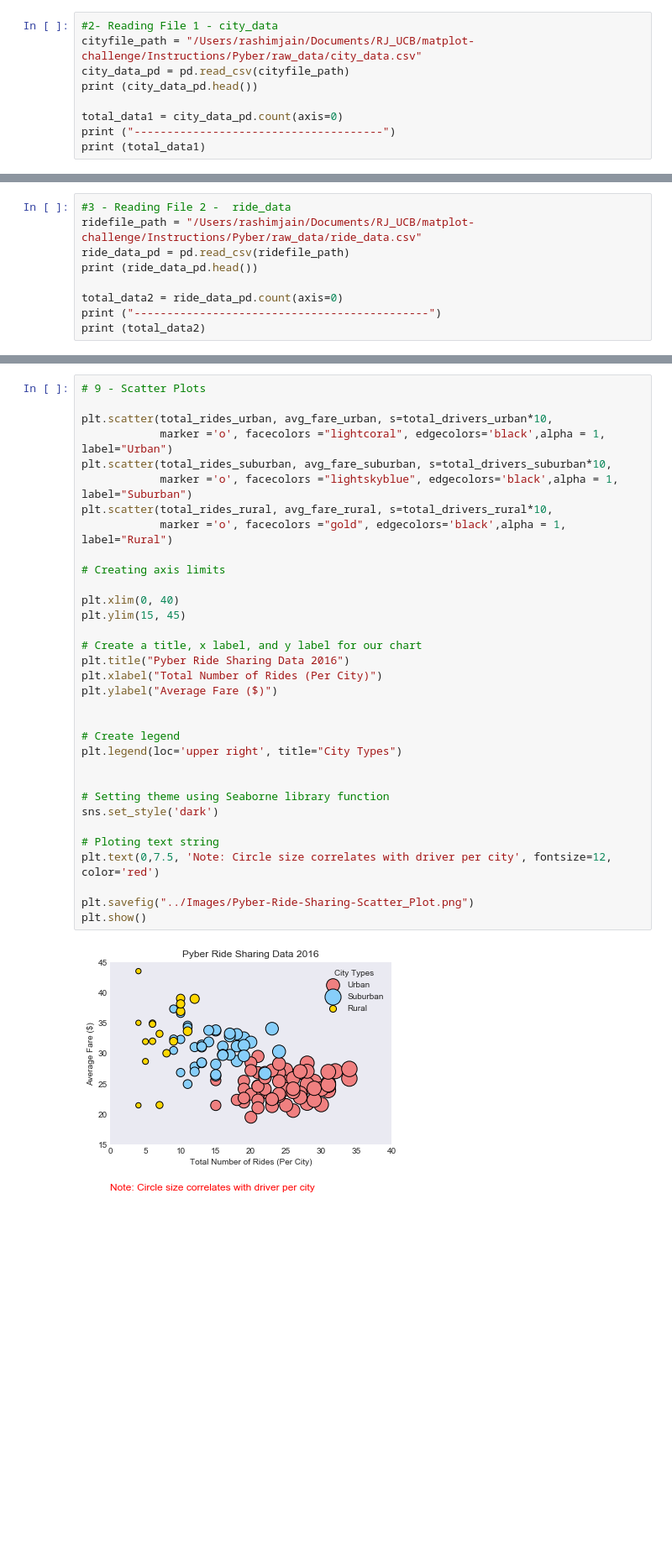
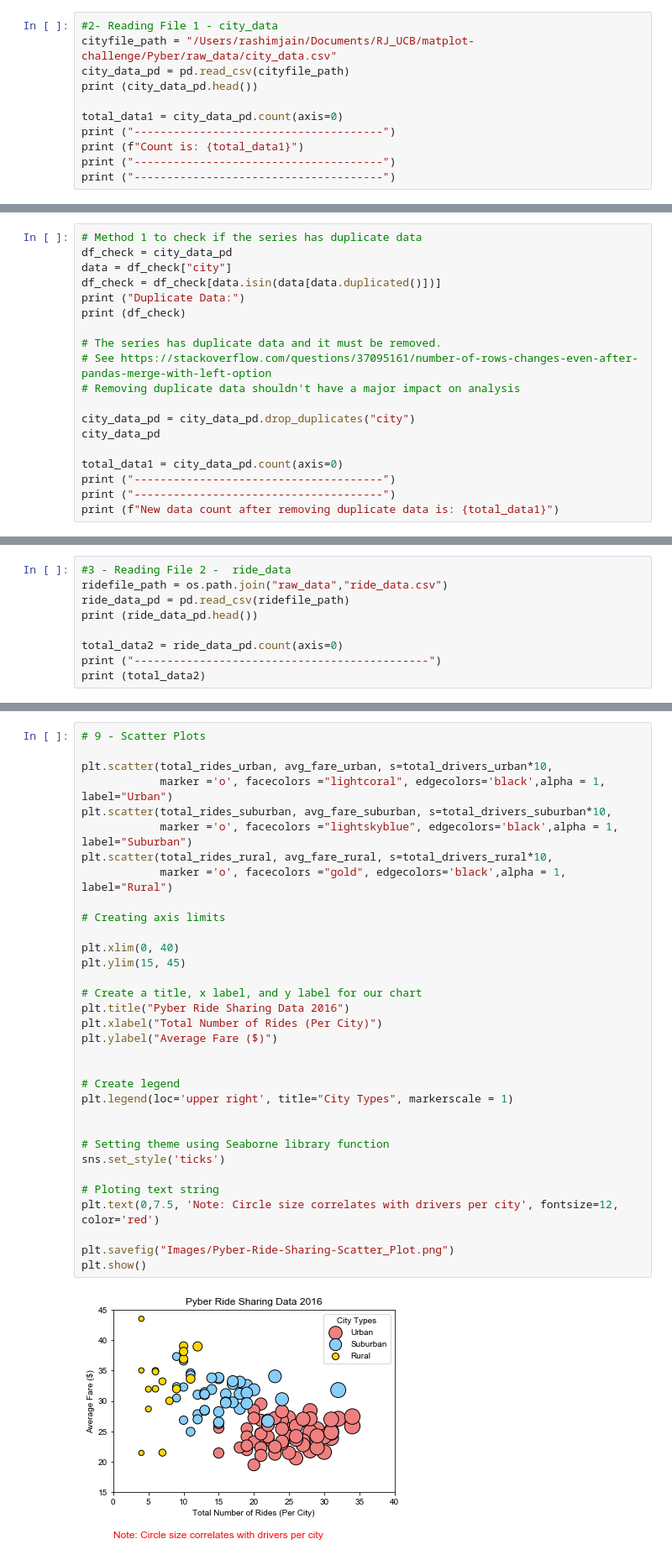
Before and after one commit to rashimjain/matplot-challenge, a Jupyter notebook: Pyber/Pyber_solved_rj.ipynb, the cells around one changed output, grey strips where cells are left out. Shown at 84% size. Cells and saved outputs as stored; diff of their text form; blank space fills up the shorter version.

```diff
--- a/Pyber/Pyber_solved_rj.ipynb
+++ b/Pyber/Pyber_solved_rj.ipynb
@@ -7,13 +7,15 @@ import os
 import seaborn as sns
 # %%
 #2- Reading File 1 - city_data
-cityfile_path = "/Users/rashimjain/Documents/RJ_UCB/matplot-challenge/Instructions/Pyber/raw_data/city_data.csv"
+cityfile_path = "/Users/rashimjain/Documents/RJ_UCB/matplot-challenge/Pyber/raw_data/city_data.csv"
 city_data_pd = pd.read_csv(cityfile_path)
 print (city_data_pd.head())
 
 total_data1 = city_data_pd.count(axis=0)
 print ("--------------------------------------")
-print (total_data1)
+print (f"Count is: {total_data1}")
+print ("--------------------------------------")
+print ("--------------------------------------")
 # %% [output]
              city  driver_count   type
 0      Kelseyland            63  Urban
@@ -28,0 +33,19 @@ dtype: int64
+# %%
+# Method 1 to check if the series has duplicate data
+df_check = city_data_pd
+data = df_check["city"]
+df_check = df_check[data.isin(data[data.duplicated()])]
+print ("Duplicate Data:")
+print (df_check)
+
+# The series has duplicate data and it must be removed.
+# See https://stackoverflow.com/questions/37095161/number-of-rows-changes-even-after-pandas-merge-with-left-option
+# Removing duplicate data shouldn't have a major impact on analysis
+
+city_data_pd = city_data_pd.drop_duplicates("city")
+city_data_pd
+
+total_data1 = city_data_pd.count(axis=0)
+print ("--------------------------------------")
+print ("--------------------------------------")
+print (f"New data count after removing duplicate data is: {total_data1}")
@@ -29,6 +63,6 @@ dtype: int64
 # %%
 #3 - Reading File 2 -  ride_data
-ridefile_path = "/Users/rashimjain/Documents/RJ_UCB/matplot-challenge/Instructions/Pyber/raw_data/ride_data.csv"
+ridefile_path = os.path.join("raw_data","ride_data.csv")
 ride_data_pd = pd.read_csv(ridefile_path)
 print (ride_data_pd.head())
 
@@ -182,38 +216,38 @@ Name: driver_count, dtype: int64
 # %%
 # 9 - Scatter Plots
 
 plt.scatter(total_rides_urban, avg_fare_urban, s=total_drivers_urban*10,
             marker ='o', facecolors ="lightcoral", edgecolors='black',alpha = 1, label="Urban")
 plt.scatter(total_rides_suburban, avg_fare_suburban, s=total_drivers_suburban*10,
             marker ='o', facecolors ="lightskyblue", edgecolors='black',alpha = 1, label="Suburban")
 plt.scatter(total_rides_rural, avg_fare_rural, s=total_drivers_rural*10,
             marker ='o', facecolors ="gold", edgecolors='black',alpha = 1, label="Rural")
 
 # Creating axis limits
 
 plt.xlim(0, 40)
 plt.ylim(15, 45)
 
 # Create a title, x label, and y label for our chart
 plt.title("Pyber Ride Sharing Data 2016")
 plt.xlabel("Total Number of Rides (Per City)")
 plt.ylabel("Average Fare ($)")
 
 
 # Create legend
-plt.legend(loc='upper right', title="City Types")
+plt.legend(loc='upper right', title="City Types", markerscale = 1)
 
 
 # Setting theme using Seaborne library function
-sns.set_style('dark')
+sns.set_style('ticks')
 
 # Ploting text string
-plt.text(0,7.5, 'Note: Circle size correlates with driver per city', fontsize=12, color='red')
+plt.text(0,7.5, 'Note: Circle size correlates with drivers per city', fontsize=12, color='red')
 
-plt.savefig("../Images/Pyber-Ride-Sharing-Scatter_Plot.png")
+plt.savefig("Images/Pyber-Ride-Sharing-Scatter_Plot.png")
 plt.show()
 # %% [output]
-[figure, old version]
+[figure, new version]
 # %%
 #10 - Plotting Pie Chart - Total Fare by City Type
 
```
Also changed, not shown: parts of 6 cells of this notebook, 23 other files.
